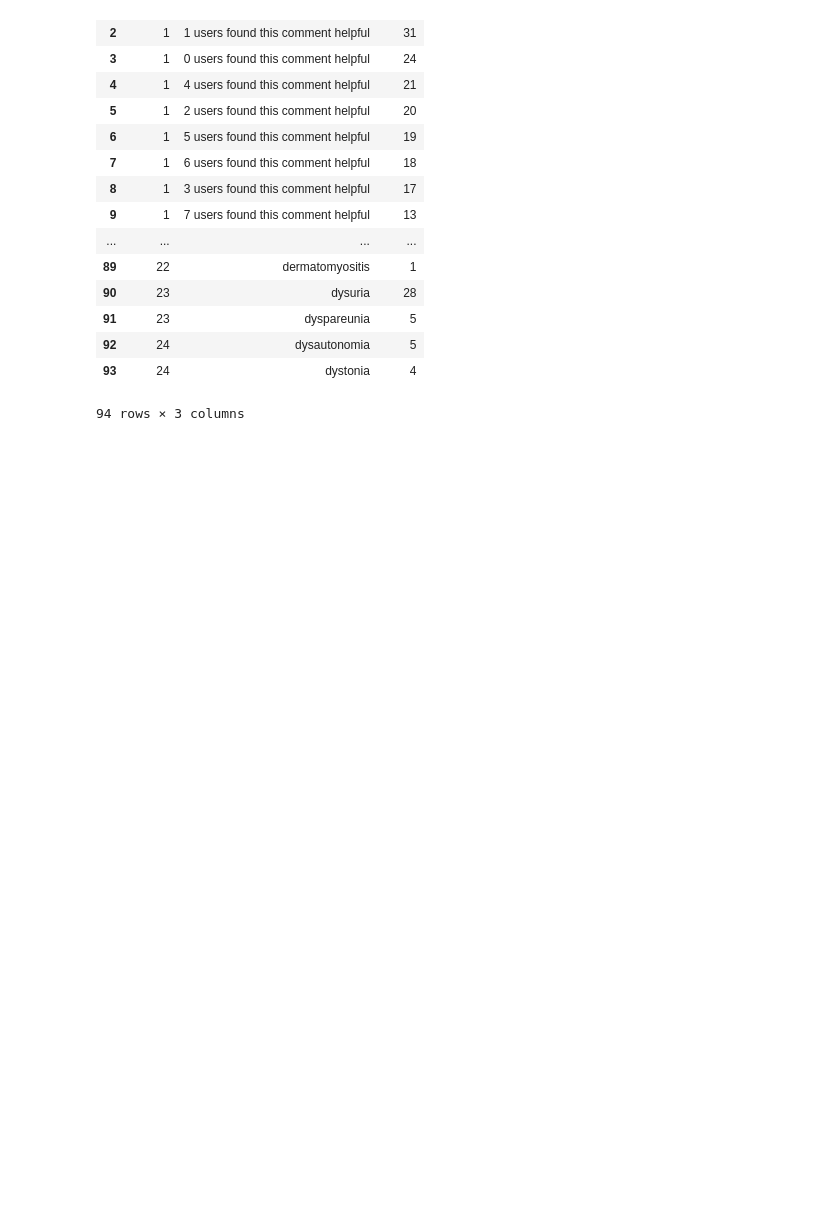
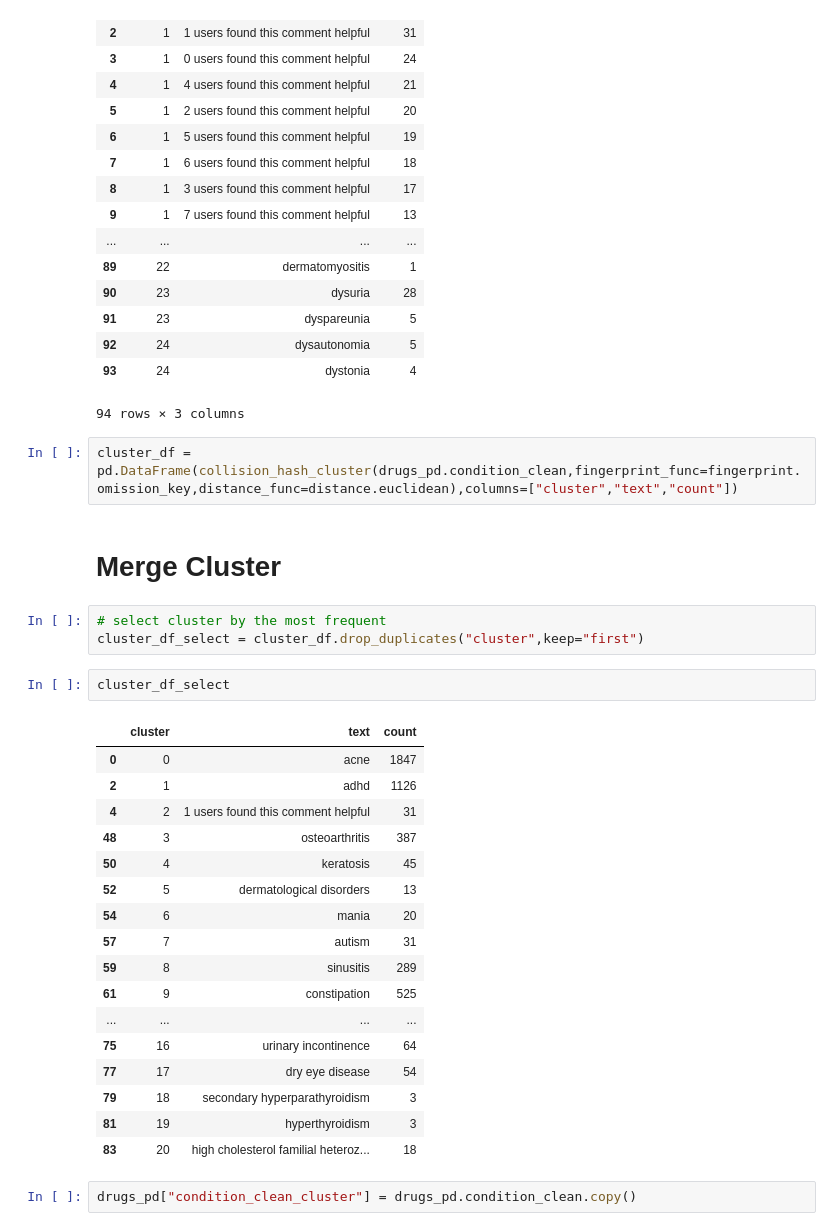
Before and after one commit to nikolausn/Data_Cleaning_Python_Exercise, a Jupyter notebook: Data Cleaning Exercise in Python.ipynb, the cells around one changed output. Drawn from its saved outputs; the diff is of its cells as text; blank space fills up the shorter version.

Commit message:
add merge operation

```diff
--- a/Data Cleaning Exercise in Python.ipynb
+++ b/Data Cleaning Exercise in Python.ipynb
@@ -415,3 +415,32 @@ pd.DataFrame(collision_hash_cluster(drugs_pd.condition_clean),columns=["cluster"
 | 92 | 24 | dysautonomia | 5 |
 | 93 | 24 | dystonia | 4 |
 94 rows × 3 columns
+# %%
+cluster_df = pd.DataFrame(collision_hash_cluster(drugs_pd.condition_clean,fingerprint_func=fingerprint.omission_key,distance_func=distance.euclidean),columns=["cluster","text","count"])
+# %% [markdown]
+# Merge Cluster
+# %%
+# select cluster by the most frequent
+cluster_df_select = cluster_df.drop_duplicates("cluster",keep="first")
+# %%
+cluster_df_select
+# %% [output]
+|  | cluster | text | count |
+| 0 | 0 | acne | 1847 |
+| 2 | 1 | adhd | 1126 |
+| 4 | 2 | 1 users found this comment helpful | 31 |
+| 48 | 3 | osteoarthritis | 387 |
+| 50 | 4 | keratosis | 45 |
+| 52 | 5 | dermatological disorders | 13 |
+| 54 | 6 | mania | 20 |
+| 57 | 7 | autism | 31 |
+| 59 | 8 | sinusitis | 289 |
+| 61 | 9 | constipation | 525 |
+| ... | ... | ... | ... |
+| 75 | 16 | urinary incontinence | 64 |
+| 77 | 17 | dry eye disease | 54 |
+| 79 | 18 | secondary hyperparathyroidism | 3 |
+| 81 | 19 | hyperthyroidism | 3 |
+| 83 | 20 | high cholesterol familial heteroz... | 18 |
+# %%
+drugs_pd["condition_clean_cluster"] = drugs_pd.condition_clean.copy()
```
Also changed, not shown: parts of 3 cells of this notebook.
